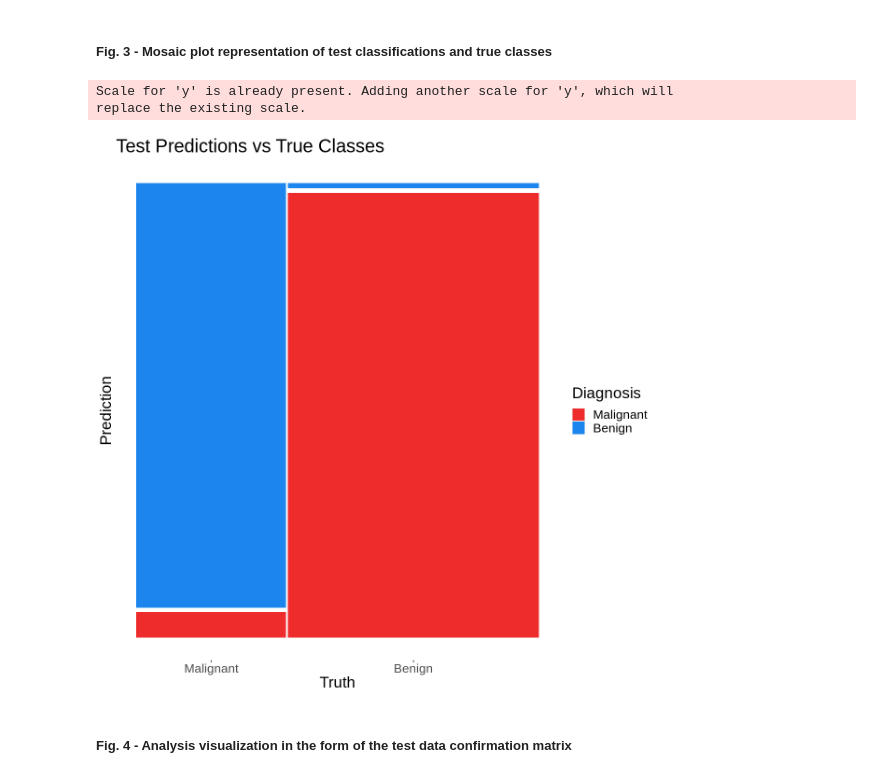
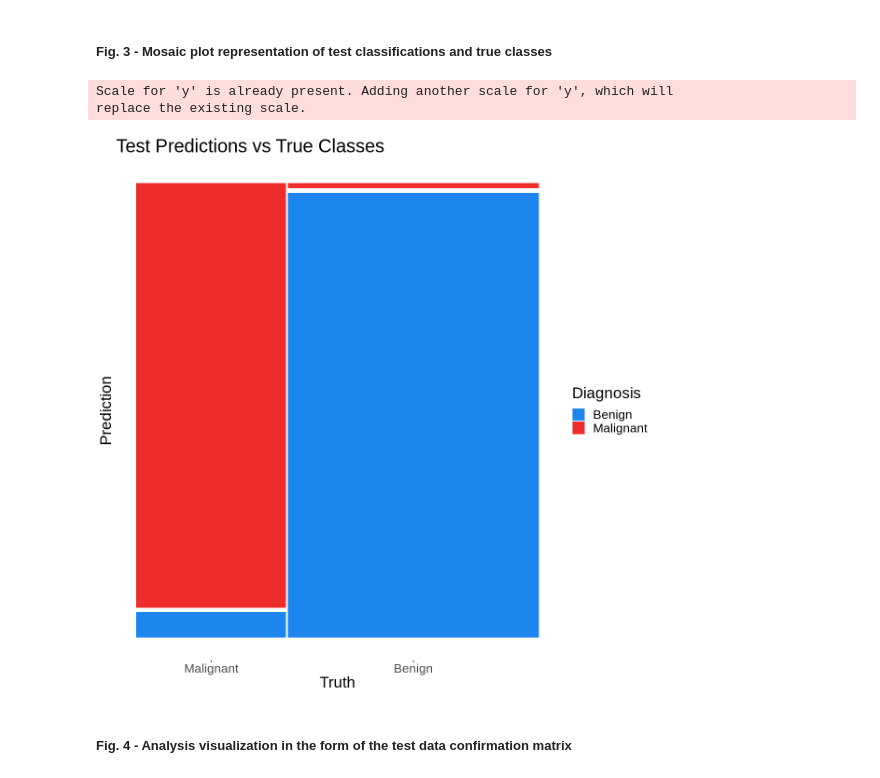
Before and after one commit to lukepielak/dsci100-project, a Jupyter notebook: DSCI100Project.ipynb, the cells around one changed output. Drawn from its saved outputs; the diff is of its cells as text; code cells hidden in the pictures.

Commit message:
Switched colours for mosaic plot back to normal

```diff
--- a/DSCI100Project.ipynb
+++ b/DSCI100Project.ipynb
@@ -409,21 +409,21 @@ accuracy_versus_k
 # %%
 options(repr.plot.height = 10, repr.plot.width = 10)
 
 bcancer_conf_mat_mosaic_plot <- bcancer_conf_mat |>
     autoplot(type = "mosaic") +
         aes(fill = rep(colnames(bcancer_conf_mat$table), ncol(bcancer_conf_mat$table))) +
         labs(title = "Test Predictions vs True Classes", fill = "Predicted") +
         # *bcancer_classifications is defined in the cell where bcancer_conf_mat was created
-        scale_fill_manual(name = "Diagnosis", labels = bcancer_classifications, values = c("firebrick2", "dodgerblue2")) +
+        scale_fill_manual(name = "Diagnosis", values = c("dodgerblue2", "firebrick2")) +
         # remove y-axis; legend represents y classification
         scale_y_continuous(breaks = NULL) +
         theme(text = element_text(size = 20))
 
 bcancer_conf_mat_mosaic_plot
 # %% [output]
 Scale for 'y' is already present. Adding another scale for 'y', which will
 replace the existing scale.
-[figure, old version]
+[figure, new version]
 # %% [markdown]
 ##### Fig. 4 - Analysis visualization in the form of the test data confirmation matrix
 # %%
```
